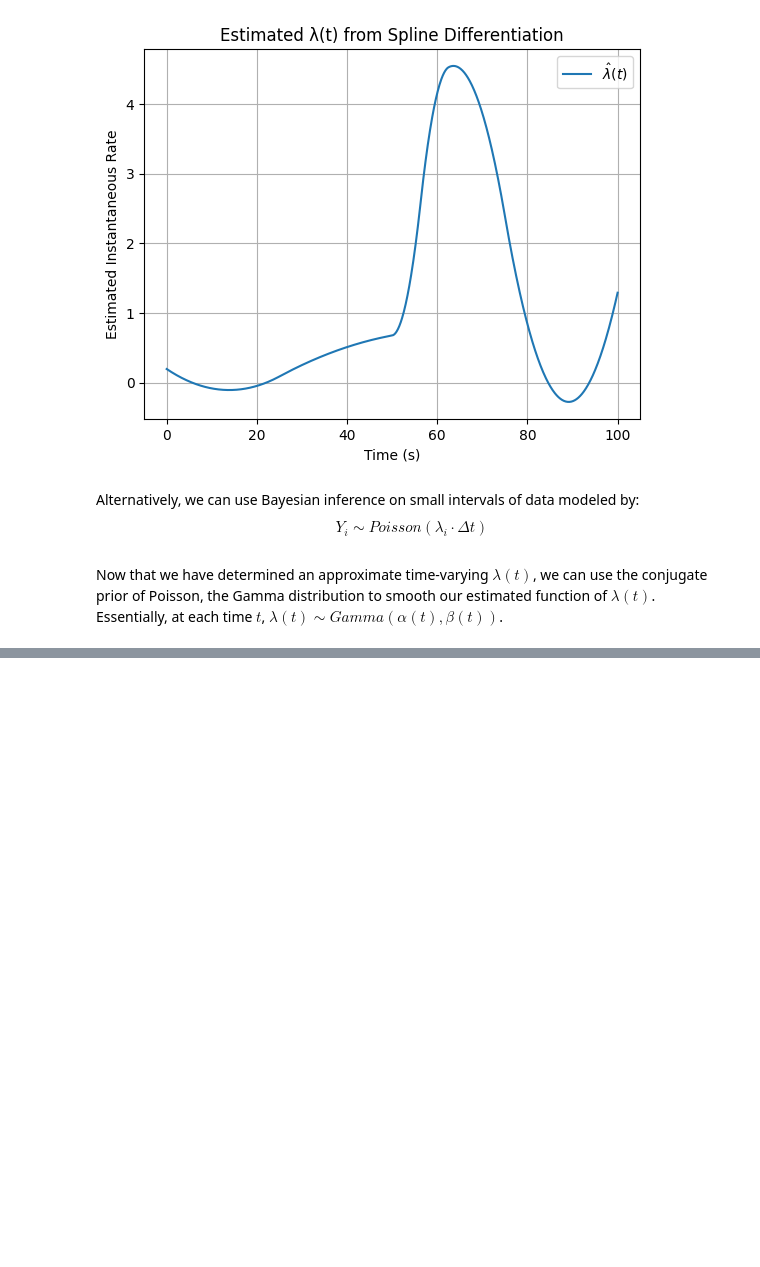
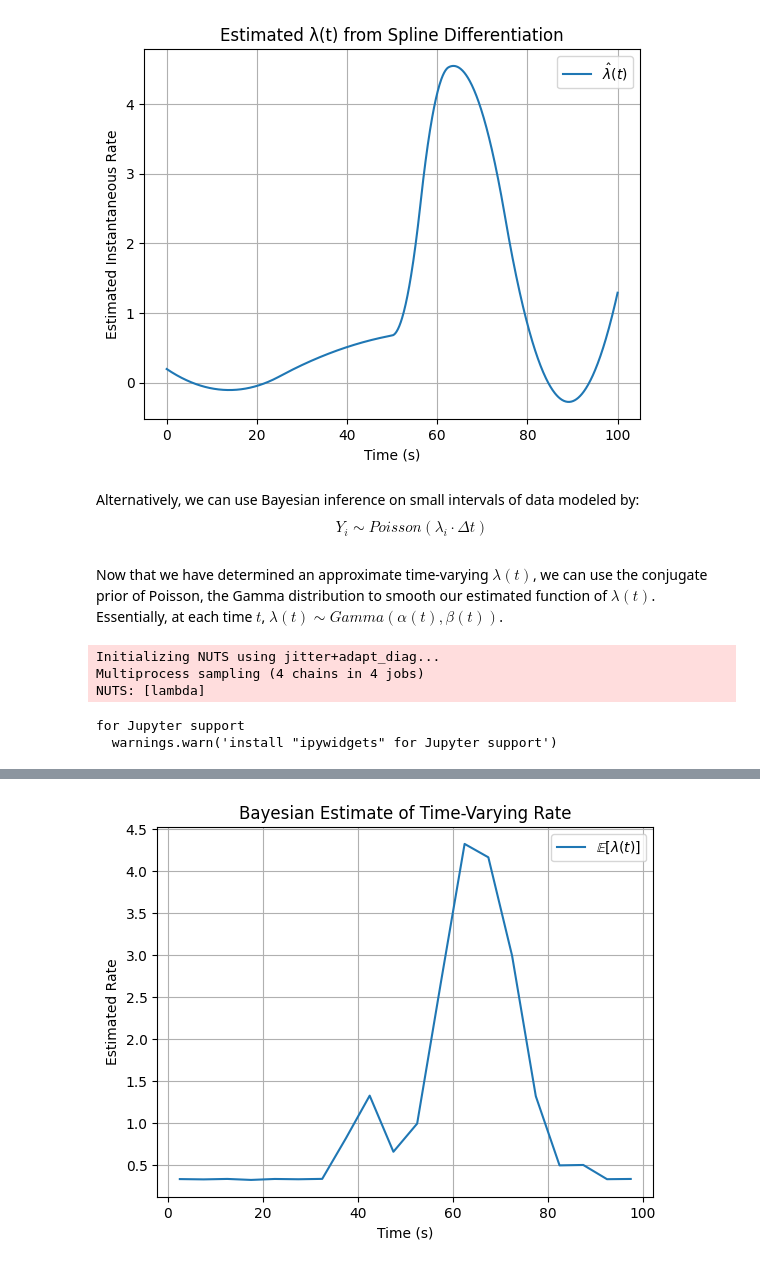
Before and after one commit to siddhantamberkar/popcorn, a Jupyter notebook: poisson-pops.ipynb, the cells around one changed output, grey strips where cells are left out. Saved outputs shown, nothing was run; the diff lists cells and outputs as text; code cells hidden in the pictures; blank space fills up the shorter version.

```diff
--- a/poisson-pops.ipynb
+++ b/poisson-pops.ipynb
@@ -155,8 +155,8 @@ Now that we have determined an approximate time-varying $\lambda(t)$, we can use
 # %%
 import pymc as pm
 
-# Discretize time into bins of size dt = 0.5
-dt = 0.5
+# Discretize time into bins of size dt = 5
+dt = 5
 bins = np.arange(0, max(time) + dt, dt)
 counts, _ = np.histogram(pop_times, bins=bins)
 
@@ -177,3 +177,9 @@ plt.title("Bayesian Estimate of Time-Varying Rate")
 plt.grid()
 plt.legend()
 plt.show()
+# %% [output]
+Initializing NUTS using jitter+adapt_diag...
+Multiprocess sampling (4 chains in 4 jobs)
+NUTS: [lambda]
+for Jupyter support
+  warnings.warn('install "ipywidgets" for Jupyter support')
@@ -179,0 +188 @@ plt.show()
+[figure, added]
```
Also changed, not shown: parts of 4 cells of this notebook, 1 other file.
